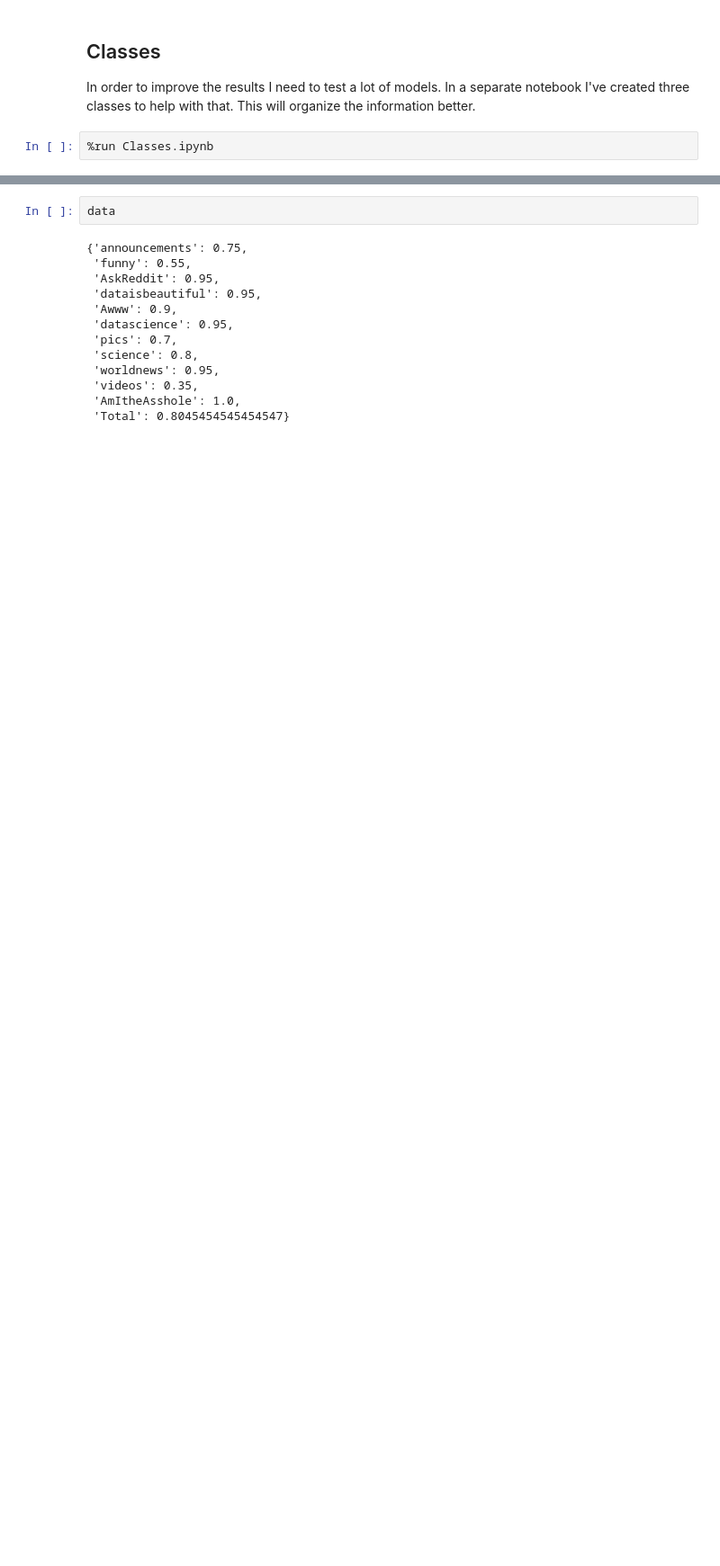
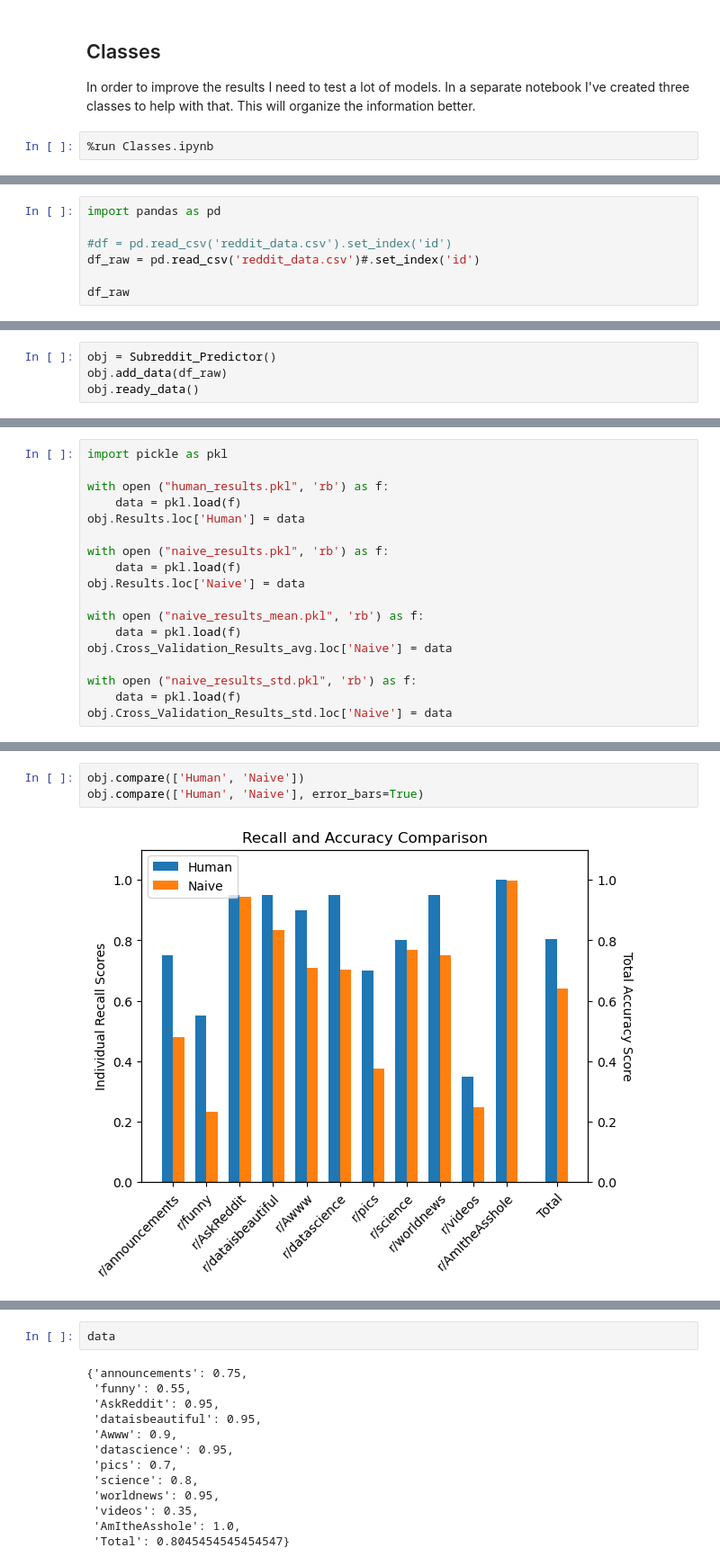
Before and after one commit to rainonej/Reddit-Projects, a Jupyter notebook: Subreddit Predictions/Model Comparison.ipynb, the cells around one changed output, grey strips where cells are left out. Shown at 90% size. Drawn from its saved outputs; the diff is of its cells as text; blank space fills up the shorter version.

```diff
--- a/Subreddit Predictions/Model Comparison.ipynb
+++ b/Subreddit Predictions/Model Comparison.ipynb
@@ -23,0 +89,7 @@ with open ("human_results.pkl", 'rb') as f:
+# %%
+import pandas as pd
+
+#df = pd.read_csv('reddit_data.csv').set_index('id')
+df_raw = pd.read_csv('reddit_data.csv')#.set_index('id')
+
+df_raw
@@ -23,0 +117,4 @@ with open ("human_results.pkl", 'rb') as f:
+# %%
+obj = Subreddit_Predictor()
+obj.add_data(df_raw)
+obj.ready_data()
@@ -23,0 +123,18 @@ with open ("human_results.pkl", 'rb') as f:
+# %%
+import pickle as pkl
+
+with open ("human_results.pkl", 'rb') as f:
+    data = pkl.load(f)
+obj.Results.loc['Human'] = data
+
+with open ("naive_results.pkl", 'rb') as f:
+    data = pkl.load(f)
+obj.Results.loc['Naive'] = data
+
+with open ("naive_results_mean.pkl", 'rb') as f:
+    data = pkl.load(f)
+obj.Cross_Validation_Results_avg.loc['Naive'] = data
+
+with open ("naive_results_std.pkl", 'rb') as f:
+    data = pkl.load(f)
+obj.Cross_Validation_Results_std.loc['Naive'] = data
@@ -23,0 +143,5 @@ with open ("human_results.pkl", 'rb') as f:
+# %%
+obj.compare(['Human', 'Naive'])
+obj.compare(['Human', 'Naive'], error_bars=True)
+# %% [output]
+[figure, added]
```
Also changed, not shown: parts of 17 cells of this notebook, 6 other files.
